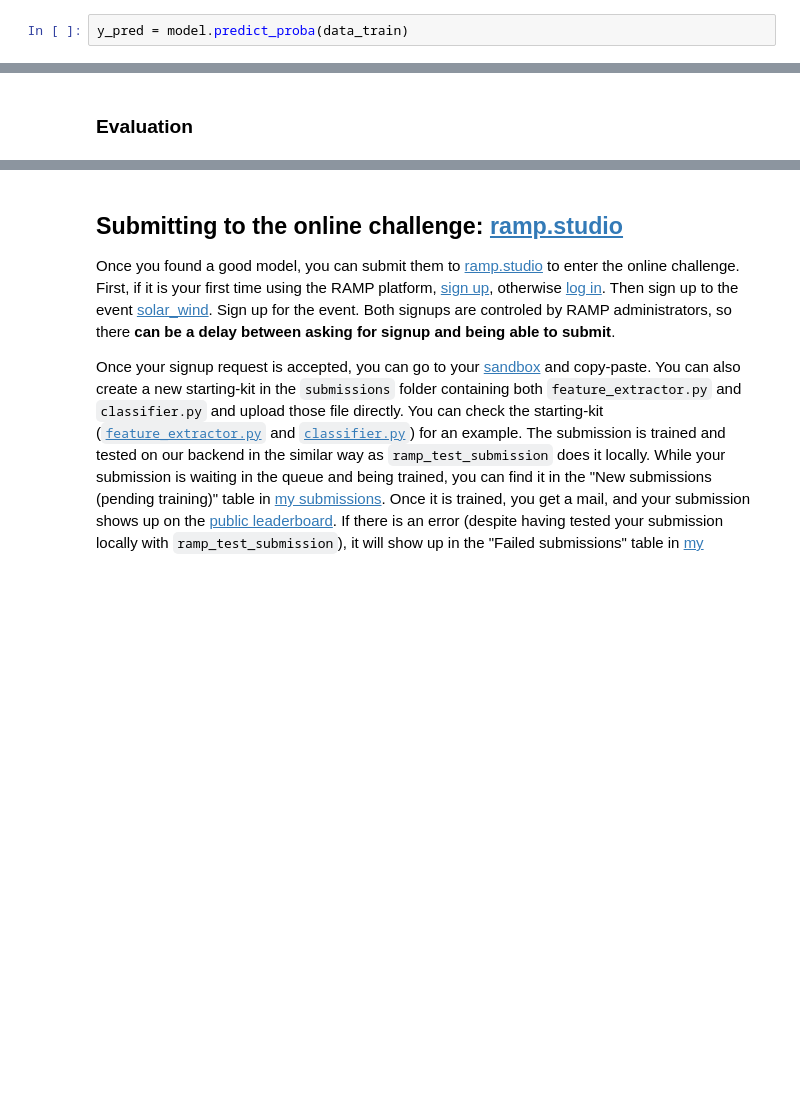
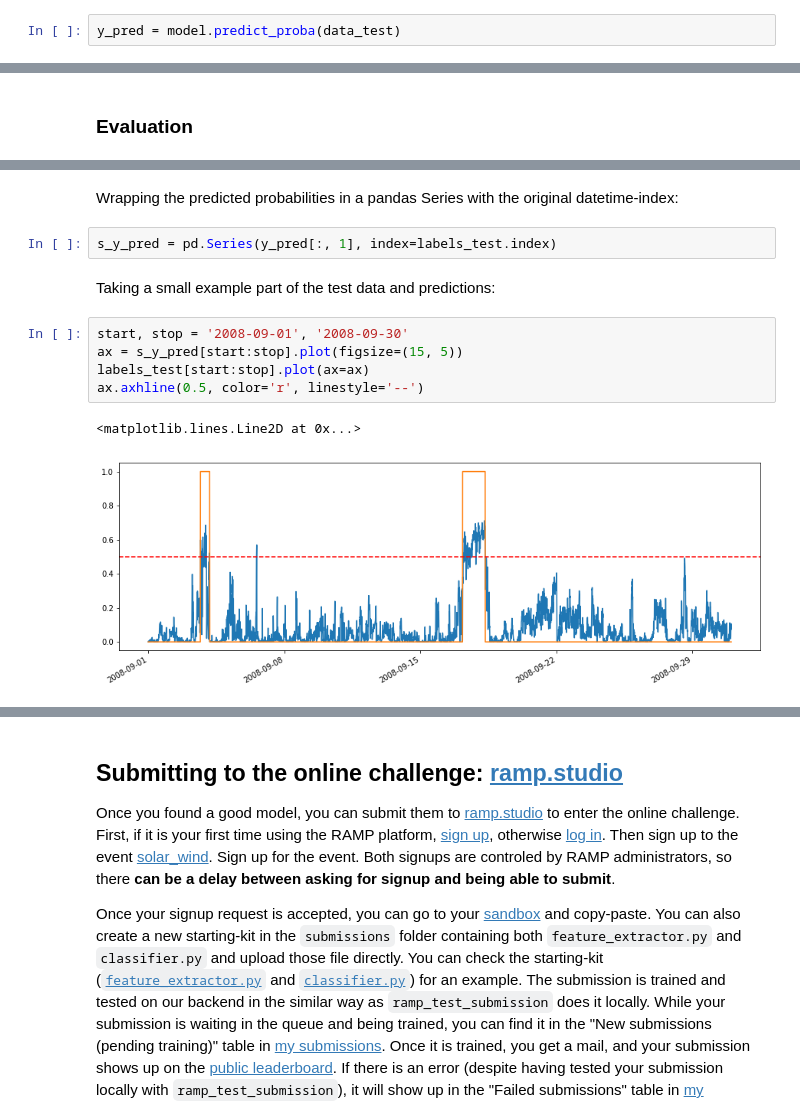
Before and after one commit to ramp-kits/solar_wind, a Jupyter notebook: solar_wind_starting_kit.ipynb, the cells around one changed output, grey strips where cells are left out. Drawn from its saved outputs; the diff is of its cells as text; blank space fills up the shorter version.

```diff
--- a/solar_wind_starting_kit.ipynb
+++ b/solar_wind_starting_kit.ipynb
@@ -317,4 +350,4 @@ model.fit(data_train, labels_train)
 Pipeline(memory=None,
      steps=[('featureextractor', FeatureExtractor()), ('classifier', Classifier())])
 # %%
-y_pred = model.predict_proba(data_train)
+y_pred = model.predict_proba(data_test)
@@ -755,0 +399,14 @@ Validation score accuracy: 0.606 +- 0.022
+# %% [markdown]
+Wrapping the predicted probabilities in a pandas Series with the original datetime-index:
+# %%
+s_y_pred = pd.Series(y_pred[:, 1], index=labels_test.index)
+# %% [markdown]
+Taking a small example part of the test data and predictions:
+# %%
+start, stop = '2008-09-01', '2008-09-30'
+ax = s_y_pred[start:stop].plot(figsize=(15, 5))
+labels_test[start:stop].plot(ax=ax)
+ax.axhline(0.5, color='r', linestyle='--')
+# %% [output]
+<matplotlib.lines.Line2D at 0x...>
+[figure, added]
```
Also changed, not shown: parts of 84 cells of this notebook.
